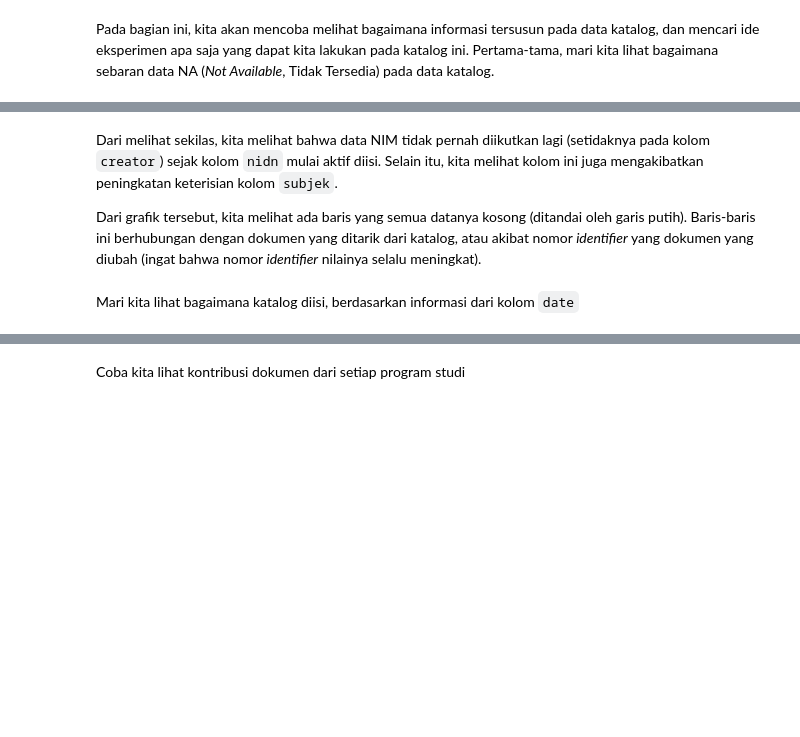
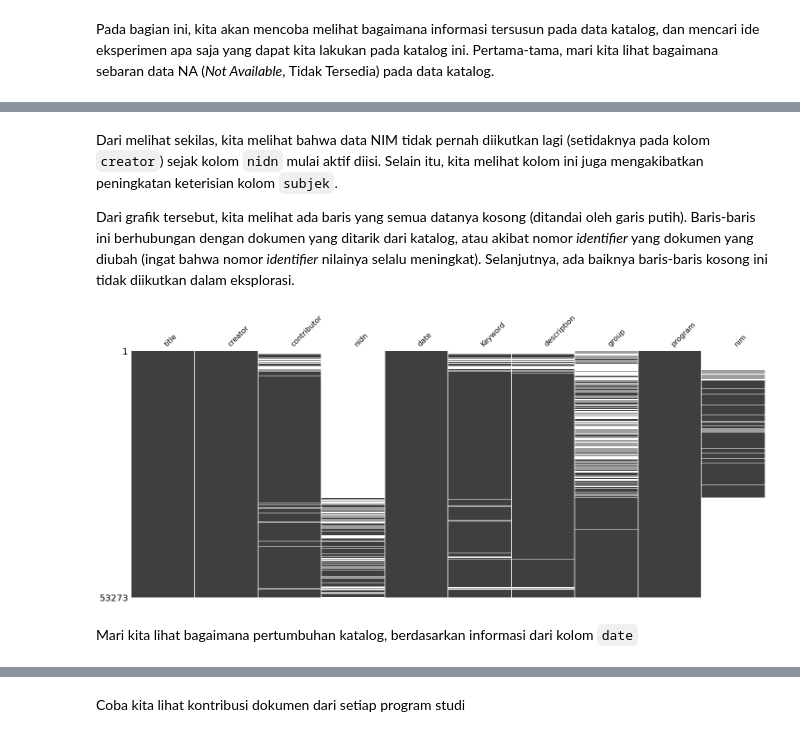
Before and after one commit to kekavigi/eksperimen, a Jupyter notebook: download digilib/v3.1/main.ipynb, the cells around one changed output, grey strips where cells are left out. Saved outputs shown, nothing was run; the diff lists cells and outputs as text; code cells hidden in the pictures; blank space fills up the shorter version.

```diff
--- a/download digilib/v3.1/main.ipynb
+++ b/download digilib/v3.1/main.ipynb
@@ -288,6 +324,14 @@ msno.matrix(katalog, sparkline=False);
 # %% [markdown]
 Dari melihat sekilas, kita melihat bahwa data NIM tidak pernah diikutkan lagi (setidaknya pada kolom `creator`) sejak kolom `nidn` mulai aktif diisi. Selain itu, kita melihat kolom ini juga mengakibatkan peningkatan keterisian kolom `subjek`.
 
-Dari grafik tersebut, kita melihat ada baris yang semua datanya kosong (ditandai oleh garis putih). Baris-baris ini berhubungan dengan dokumen yang ditarik dari katalog, atau akibat nomor *identifier* yang dokumen yang diubah (ingat bahwa nomor *identifier* nilainya selalu meningkat).
+Dari grafik tersebut, kita melihat ada baris yang semua datanya kosong (ditandai oleh garis putih). Baris-baris ini berhubungan dengan dokumen yang ditarik dari katalog, atau akibat nomor *identifier* yang dokumen yang diubah (ingat bahwa nomor *identifier* nilainya selalu meningkat). Selanjutnya, ada baiknya baris-baris kosong ini tidak diikutkan dalam eksplorasi.
+# %%
+# kolom `title` yang kosong sebagai acuan nomor
+# identifier dengan data yang telah dihapus
+katalog = katalog[katalog['title'].notnull()]
+
+msno.matrix(katalog, sparkline=False);
+# %% [output]
+[figure, added]
 # %% [markdown]
-Mari kita lihat bagaimana katalog diisi, berdasarkan informasi dari kolom `date`
+Mari kita lihat bagaimana pertumbuhan katalog, berdasarkan informasi dari kolom `date`
```
Also changed, not shown: parts of 32 cells of this notebook, 3 other files.
